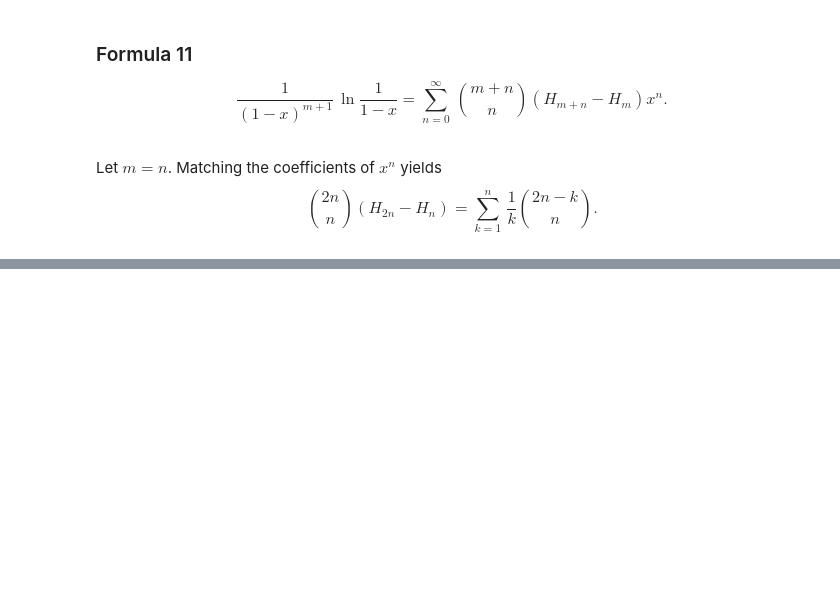
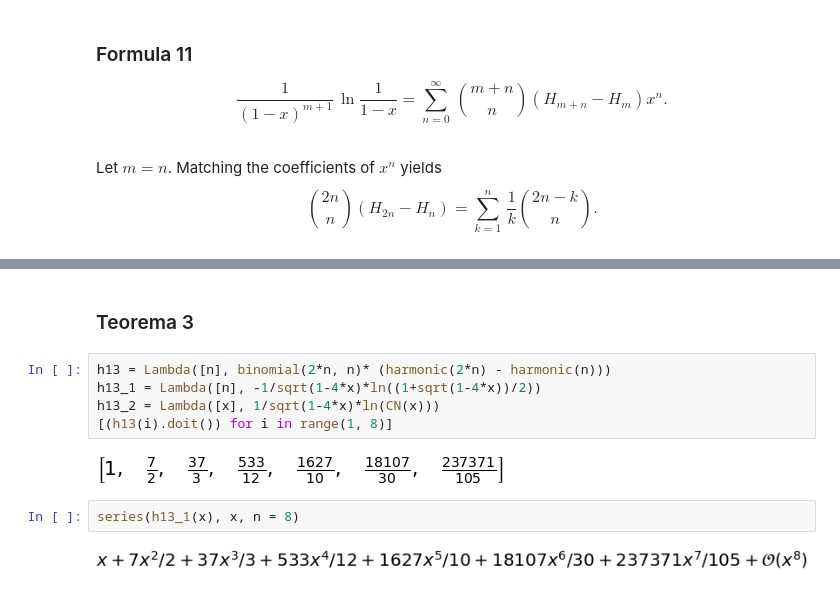
Before and after one commit to mameli/Analysis_and_Design_of_Algorithms, a Jupyter notebook: Chen21/chen.ipynb, the cells around one changed output, grey strips where cells are left out. Drawn from its saved outputs; the diff is of its cells as text; blank space fills up the shorter version.

```diff
--- a/Chen21/chen.ipynb
+++ b/Chen21/chen.ipynb
@@ -205,0 +228,13 @@ Let $m = n$. Matching the coefficients of $x^n$ yields
+# %% [markdown]
+### Teorema 3
+# %%
+h13 = Lambda([n], binomial(2*n, n)* (harmonic(2*n) - harmonic(n)))
+h13_1 = Lambda([n], -1/sqrt(1-4*x)*ln((1+sqrt(1-4*x))/2))
+h13_2 = Lambda([x], 1/sqrt(1-4*x)*ln(CN(x)))
+[(h13(i).doit()) for i in range(1, 8)]
+# %% [output]
+[figure, added]
+# %%
+series(h13_1(x), x, n = 8)
+# %% [output]
+[figure, added]
```
Also changed, not shown: parts of 6 cells of this notebook.
